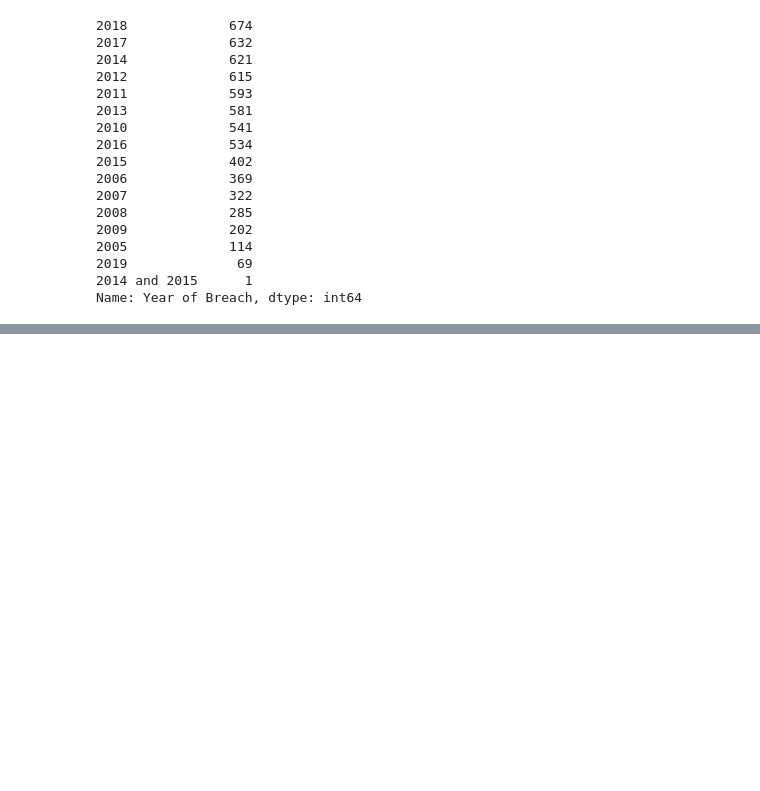
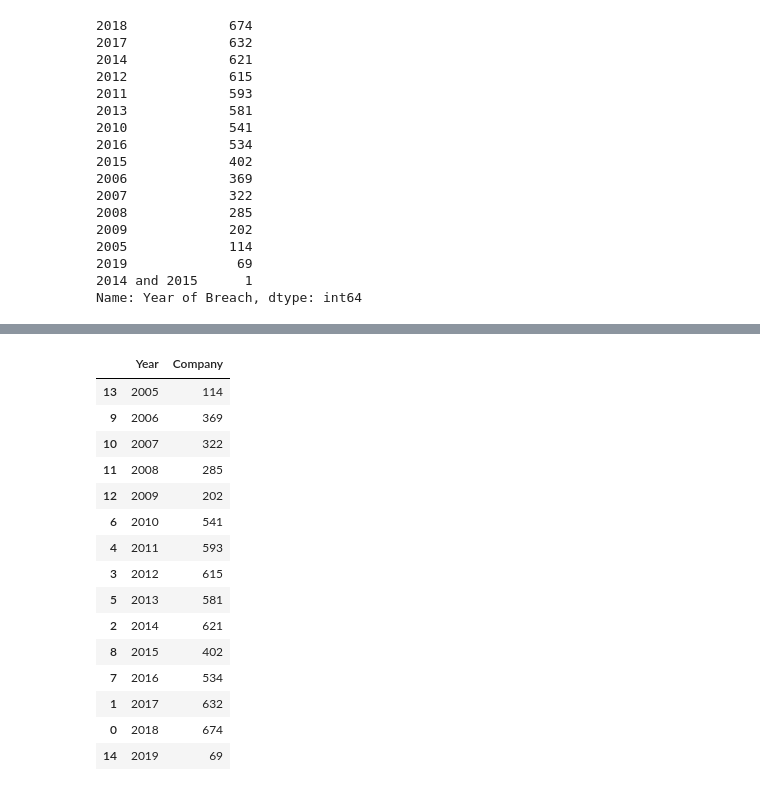
Before and after one commit to chaka37/Project1, a Jupyter notebook: Visualizations/Pre_viz.ipynb, the cells around one changed output, grey strips where cells are left out. Saved outputs shown, nothing was run; the diff lists cells and outputs as text; code cells hidden in the pictures; blank space fills up the shorter version.

```diff
--- a/Visualizations/Pre_viz.ipynb
+++ b/Visualizations/Pre_viz.ipynb
@@ -39,0 +65,21 @@ Name: Year of Breach, dtype: int64
+# %%
+# Sort years to make line plot
+yearly_count = yearly_count.sort_values("Year", ascending=True)
+yearly_count
+# %% [output]
+|  | Year | Company |
+| 13 | 2005 | 114 |
+| 9 | 2006 | 369 |
+| 10 | 2007 | 322 |
+| 11 | 2008 | 285 |
+| 12 | 2009 | 202 |
+| 6 | 2010 | 541 |
+| 4 | 2011 | 593 |
+| 3 | 2012 | 615 |
+| 5 | 2013 | 581 |
+| 2 | 2014 | 621 |
+| 8 | 2015 | 402 |
+| 7 | 2016 | 534 |
+| 1 | 2017 | 632 |
+| 0 | 2018 | 674 |
+| 14 | 2019 | 69 |
```
Also changed, not shown: parts of 4 cells of this notebook.
